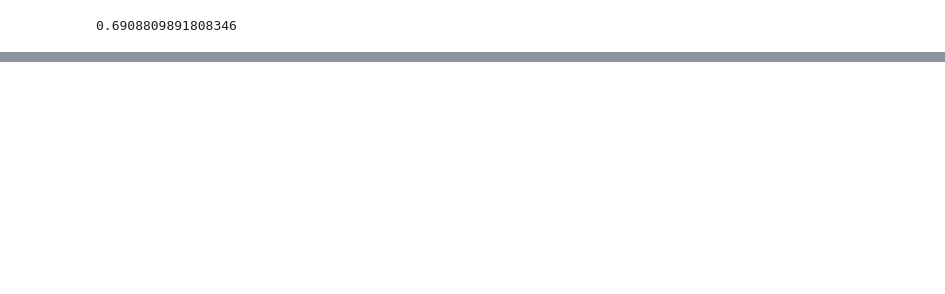
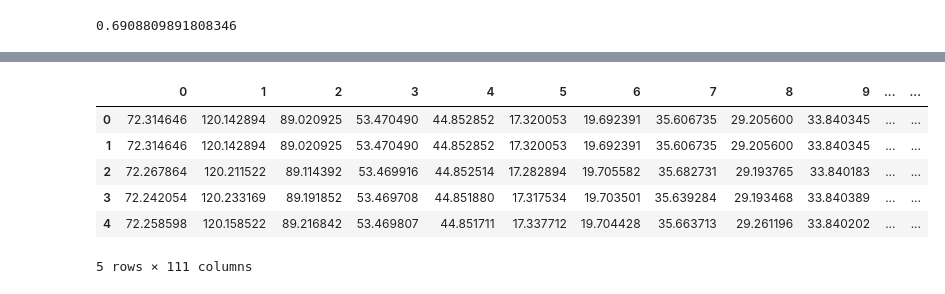
Before and after one commit to ForrestMcDougal/Bracket-Buddy, a Jupyter notebook: bracket_buddy/ml_training.ipynb, the cells around one changed output, grey strips where cells are left out. Drawn from its saved outputs; the diff is of its cells as text; code cells hidden in the pictures; blank space fills up the shorter version.

```diff
--- a/bracket_buddy/ml_training.ipynb
+++ b/bracket_buddy/ml_training.ipynb
@@ -138,0 +134,13 @@ np.mean(acc)
+# %%
+new = os.path.join('/Users/RunforrrestruN/Desktop', 'temp2.csv')
+new_df = pd.read_csv(new)
+new_df = new_df.drop(['Unnamed: 0'], axis=1)
+new_df.head()
+# %% [output]
+|  | 0 | 1 | 2 | 3 | 4 | 5 | 6 | 7 | 8 | 9 | ... | ... |
+| 0 | 72.314646 | 120.142894 | 89.020925 | 53.470490 | 44.852852 | 17.320053 | 19.692391 | 35.606735 | 29.205600 | 33.840345 | ... | ... |
+| 1 | 72.314646 | 120.142894 | 89.020925 | 53.470490 | 44.852852 | 17.320053 | 19.692391 | 35.606735 | 29.205600 | 33.840345 | ... | ... |
+| 2 | 72.267864 | 120.211522 | 89.114392 | 53.469916 | 44.852514 | 17.282894 | 19.705582 | 35.682731 | 29.193765 | 33.840183 | ... | ... |
+| 3 | 72.242054 | 120.233169 | 89.191852 | 53.469708 | 44.851880 | 17.317534 | 19.703501 | 35.639284 | 29.193468 | 33.840389 | ... | ... |
+| 4 | 72.258598 | 120.158522 | 89.216842 | 53.469807 | 44.851711 | 17.337712 | 19.704428 | 35.663713 | 29.261196 | 33.840202 | ... | ... |
+5 rows × 111 columns
```
Also changed, not shown: parts of 10 cells of this notebook, 5 other files.
